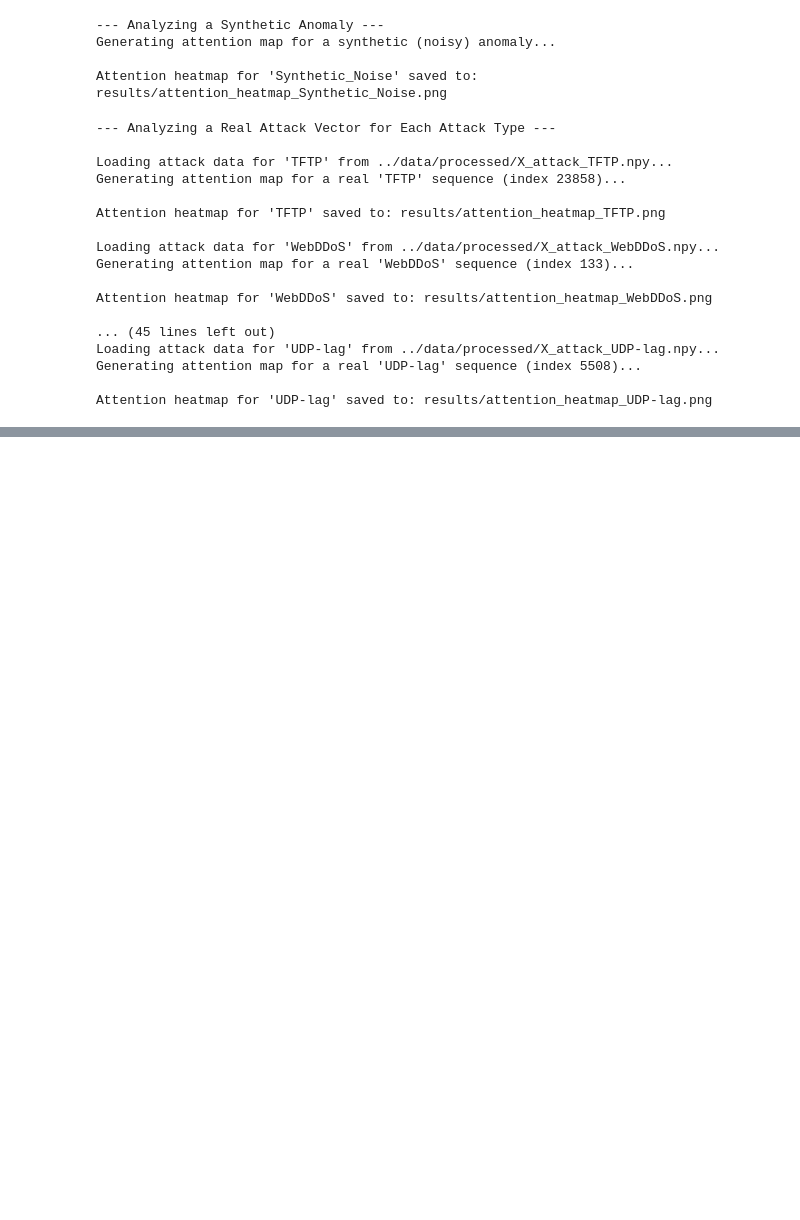
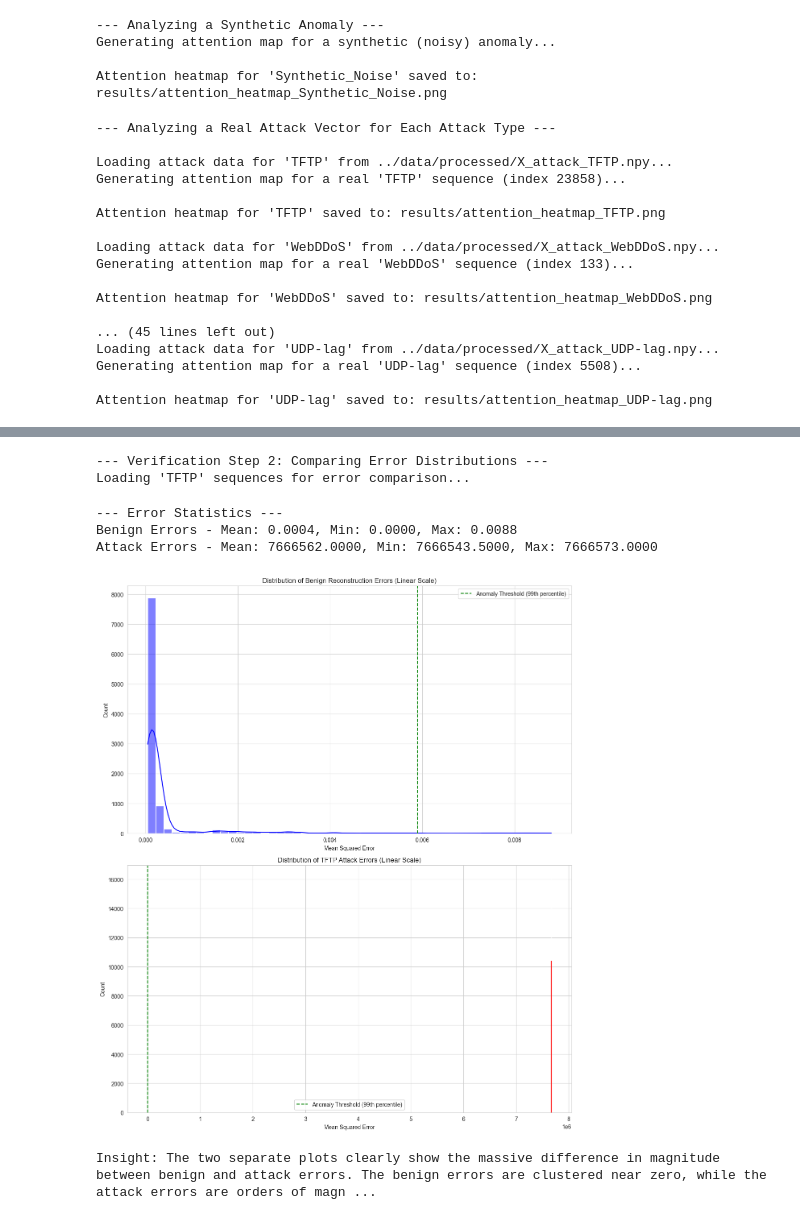
Before and after one commit to geetikak13/dlproject, a Jupyter notebook: notebooks/03_results_visualization.ipynb, the cells around one changed output, grey strips where cells are left out. Saved outputs shown, nothing was run; the diff lists cells and outputs as text; code cells hidden in the pictures; blank space fills up the shorter version.

```diff
--- a/notebooks/03_results_visualization.ipynb
+++ b/notebooks/03_results_visualization.ipynb
@@ -62,8 +64,10 @@ Trained model loaded successfully.
 # %%
 # --- Calculate and Visualize Reconstruction Errors ---
 # This is crucial for setting the anomaly detection threshold.
+benign_reconstruction_errors = []
+threshold = None
+
 if model and X_benign_tensor is not None:
-    reconstruction_errors = []
     with torch.no_grad():
         # Use a dataloader for efficient batch processing
         dataset = TensorDataset(X_benign_tensor[:10000])
@@ -73,16 +77,16 @@ if model and X_benign_tensor is not None:
             seqs = batch[0].to(config.DEVICE)
             reconstructions = model(seqs)
             errors = torch.mean((seqs - reconstructions) ** 2, dim=(1, 2))
-            reconstruction_errors.extend(errors.cpu().numpy())
+            benign_reconstruction_errors.extend(errors.cpu().numpy())
 
     plt.figure(figsize=(10, 6))
-    sns.histplot(reconstruction_errors, bins=50, kde=True)
+    sns.histplot(benign_reconstruction_errors, bins=50, kde=True)
     plt.title('Distribution of Reconstruction Errors on Benign Data')
     plt.xlabel('Mean Squared Error')
     plt.ylabel('Frequency')
     plt.show()
 
-    threshold = np.percentile(reconstruction_errors, 99)
+    threshold = np.percentile(benign_reconstruction_errors, 99)
     print(f"99th percentile of reconstruction errors: {threshold:.6f}")
     print(f"A good starting threshold for anomaly detection could be around {threshold:.6f}")
 # %% [output]
@@ -163,0 +235,64 @@ Attention heatmap for 'UDP-lag' saved to: results/attention_heatmap_UDP-lag.png
+# %%
+# --- Verification Step 2: Compare Error Distributions ---
+print("\n--- Verification Step 2: Comparing Error Distributions ---")
+if model and benign_reconstruction_errors:
+    try:
+        # Load a cached attack file
+        attack_files_path = os.path.join('..', config.PROCESSED_DATA_DIR, 'X_attack_*.npy')
+        attack_file_to_compare = glob(attack_files_path)[0]
+        attack_type = os.path.basename(attack_file_to_compare).replace('X_attack_', '').replace('.npy', '')
+
+        print(f"Loading '{attack_type}' sequences for error comparison...")
+        attack_sequences = np.load(attack_file_to_compare)
+
+        # Calculate reconstruction errors for the attack data
+        attack_reconstruction_errors = []
+        with torch.no_grad():
+            dataset = TensorDataset(torch.tensor(attack_sequences, dtype=torch.float32))
+            loader = DataLoader(dataset, batch_size=256)
+            for batch in tqdm(loader, desc=f"Calculating '{attack_type}' Errors"):
+                seqs = batch[0].to(config.DEVICE)
+                reconstructions = model(seqs)
+                errors = torch.mean((seqs - reconstructions) ** 2, dim=(1, 2))
+                attack_reconstruction_errors.extend(errors.cpu().numpy())
+
+        # --- FIX: Create two separate plots to visualize the different scales ---
+        print("\n--- Error Statistics ---")
+        print(f"Benign Errors - Mean: {np.mean(benign_reconstruction_errors):.4f}, Min: {np.min(benign_reconstruction_errors):.4f}, Max: {np.max(benign_reconstruction_errors):.4f}")
+        print(f"Attack Errors - Mean: {np.mean(attack_reconstruction_errors):.4f}, Min: {np.min(attack_reconstruction_errors):.4f}, Max: {np.max(attack_reconstruction_errors):.4f}")
+
+        fig, axes = plt.subplots(2, 1, figsize=(12, 14))
+
+        # Plot 1: Benign Errors (Linear Scale)
+        sns.histplot(benign_reconstruction_errors, ax=axes[0], bins=50, kde=True, color='blue')
+        if threshold is not None:
+            axes[0].axvline(threshold, color='green', linestyle='--', label=f'Anomaly Threshold (99th percentile)')
+        axes[0].set_title('Distribution of Benign Reconstruction Errors (Linear Scale)')
+        axes[0].set_xlabel('Mean Squared Error')
+        axes[0].legend()
+
+        # Plot 2: Attack Errors (Linear Scale)
+        sns.histplot(attack_reconstruction_errors, ax=axes[1], bins=50, kde=True, color='red')
+        if threshold is not None:
+            axes[1].axvline(threshold, color='green', linestyle='--', label=f'Anomaly Threshold (99th percentile)')
+        axes[1].set_title(f'Distribution of {attack_type} Attack Errors (Linear Scale)')
+        axes[1].set_xlabel('Mean Squared Error')
+        axes[1].legend()
+
+        plt.tight_layout()
+        plt.show()
+
+        print("\nInsight: The two separate plots clearly show the massive difference in magnitude between benign and attack errors. The benign errors are clustered near zero, while the attack errors are orders of magnitude larger. This confirms the model can easily separate them, explaining the high accuracy.")
+
+    except Exception as e:
+        print(f"An error occurred during verification step 2: {e}")
+else:
+    print("Skipping Verification Step 2 because the model or benign errors are not available.")
+# %% [output]
+--- Verification Step 2: Comparing Error Distributions ---
+Loading 'TFTP' sequences for error comparison...
+--- Error Statistics ---
+Benign Errors - Mean: 0.0004, Min: 0.0000, Max: 0.0088
+Attack Errors - Mean: 7666562.0000, Min: 7666543.5000, Max: 7666573.0000
+[figure, added]
+Insight: The two separate plots clearly show the massive difference in magnitude between benign and attack errors. The benign errors are clustered near zero, while the attack errors are orders of magn ...
```
Also changed, not shown: parts of 2 cells of this notebook.
